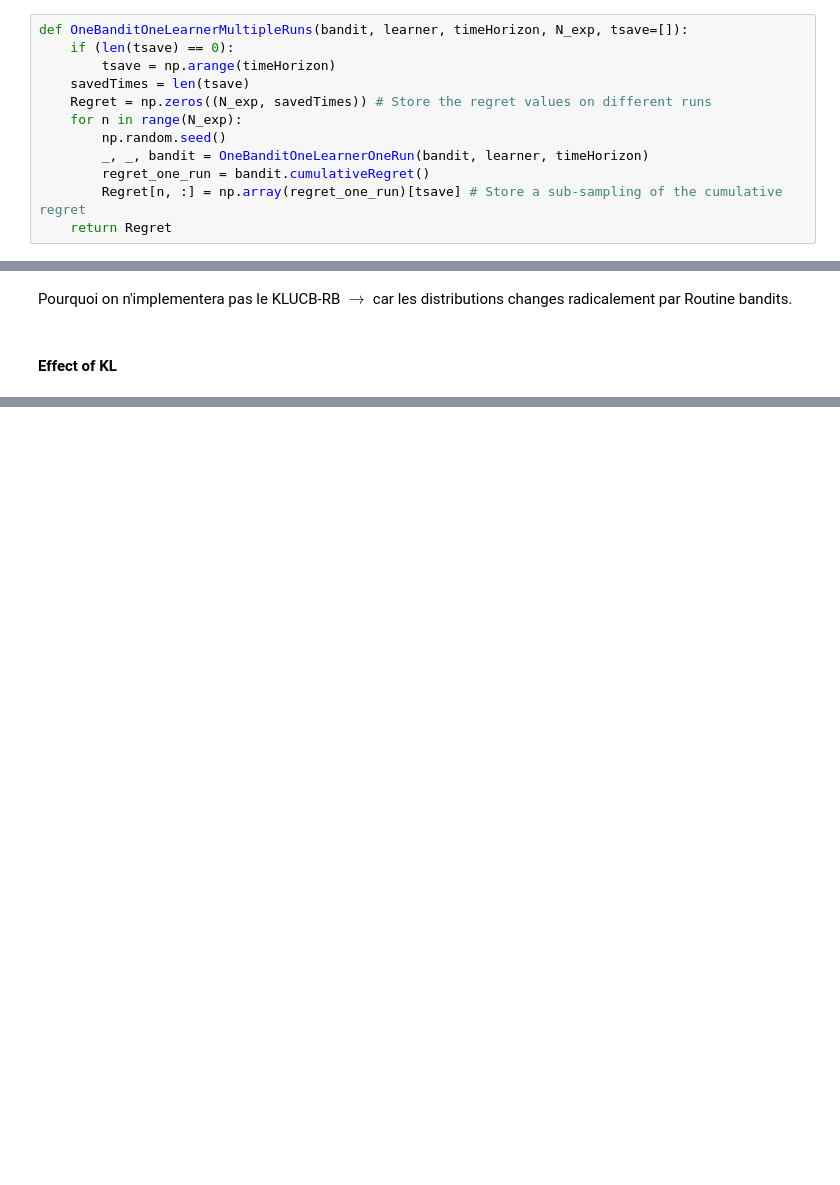
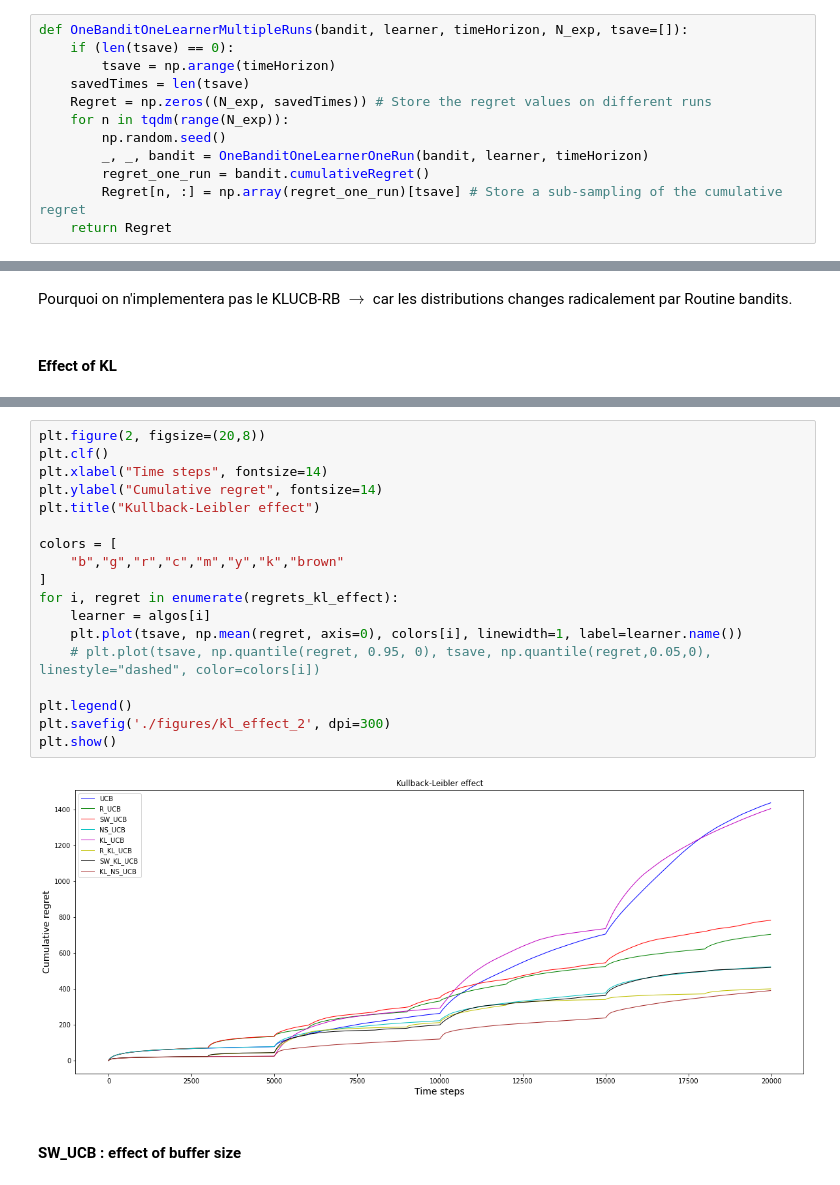
Before and after one commit to Mustapha-AJEGHRIR/RL_course, a Jupyter notebook: project/Routine_to_non_Stationary_Bandits.ipynb, the cells around one changed output, grey strips where cells are left out. Drawn from its saved outputs; the diff is of its cells as text; blank space fills up the shorter version.

Commit message:
kl effect

```diff
--- a/project/Routine_to_non_Stationary_Bandits.ipynb
+++ b/project/Routine_to_non_Stationary_Bandits.ipynb
@@ -76,7 +77,7 @@ def OneBanditOneLearnerMultipleRuns(bandit, learner, timeHorizon, N_exp, tsave=[
         tsave = np.arange(timeHorizon)
     savedTimes = len(tsave)
     Regret = np.zeros((N_exp, savedTimes)) # Store the regret values on different runs
-    for n in range(N_exp):
+    for n in tqdm(range(N_exp)):
         np.random.seed()
         _, _, bandit = OneBanditOneLearnerOneRun(bandit, learner, timeHorizon)
         regret_one_run = bandit.cumulativeRegret()
@@ -195,0 +197,22 @@ FTLregret = OneBanditOneLearnerMultipleRuns(bandit, FTLlearner, timeHorizon, N_e
+# %%
+plt.figure(2, figsize=(20,8))
+plt.clf()
+plt.xlabel("Time steps", fontsize=14)
+plt.ylabel("Cumulative regret", fontsize=14)
+plt.title("Kullback-Leibler effect")
+
+colors = [
+    "b","g","r","c","m","y","k","brown"
+]
+for i, regret in enumerate(regrets_kl_effect):
+    learner = algos[i]
+    plt.plot(tsave, np.mean(regret, axis=0), colors[i], linewidth=1, label=learner.name())
+    # plt.plot(tsave, np.quantile(regret, 0.95, 0), tsave, np.quantile(regret,0.05,0), linestyle="dashed", color=colors[i])
+
+plt.legend()
+plt.savefig('./figures/kl_effect_2', dpi=300)
+plt.show()
+# %% [output]
+[figure, added]
+# %% [markdown]
+#### SW_UCB : effect of buffer size
```
Also changed, not shown: parts of 7 cells of this notebook, 2 other files.
